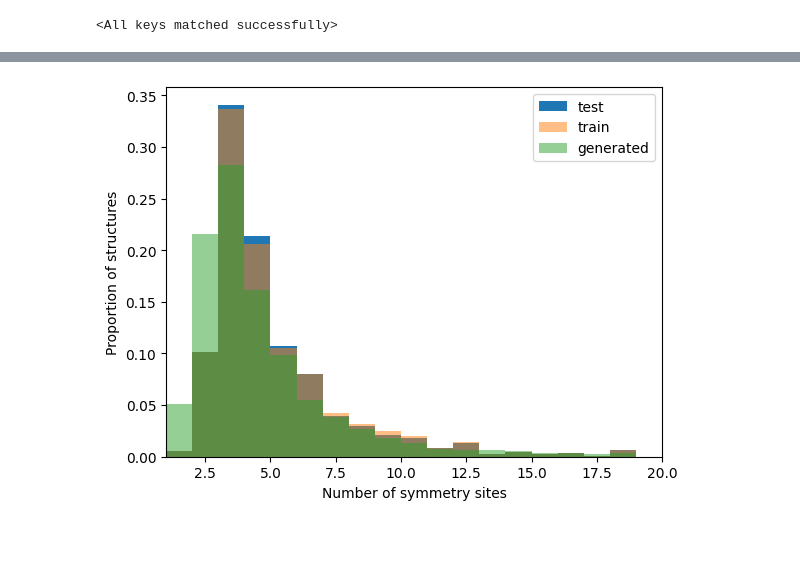
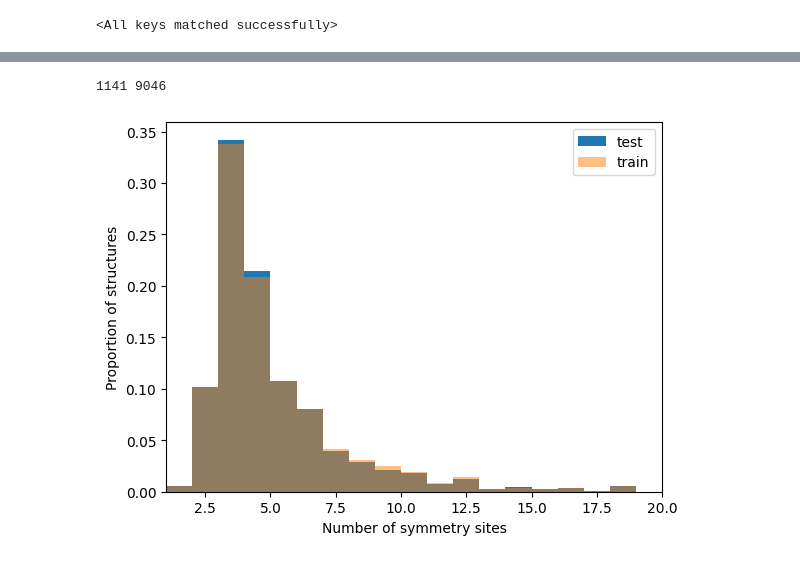
Before and after one commit to kedhip/WyckoffTransformer, a Jupyter notebook: Calibrate.ipynb, the cells around one changed output, grey strips where cells are left out. Saved outputs shown, nothing was run; the diff lists cells and outputs as text; code cells hidden in the pictures.

```diff
--- a/Calibrate.ipynb
+++ b/Calibrate.ipynb
@@ -1,6 +1,6 @@
 # %%
 from mp_20_utils import load_all_data
-datasets_pd, tensors, site_to_ids, element_to_ids, spacegroup_to_ids, max_len = load_all_data()
+datasets_pd, torch_datasets, site_to_ids, element_to_ids, spacegroup_to_ids, max_len = load_all_data()
 # %%
 import torch
 from wyckoff_transformer import WyckoffTransformerModel
@@ -239,17 +207,21 @@ print(valid, total)
+# %%
+print(len(valid_structures), len(generated_structuers))
+# %% [output]
+1141 9046
 # %%
 import numpy as np
 import matplotlib.pyplot as plt
 fig, ax = plt.subplots()
 x = np.arange(1, max_len - 1)
 ax.hist(datasets_pd['test'].symmetry_sites.map(len), label="test", density=True, bins=x)
 ax.hist(datasets_pd['train'].symmetry_sites.map(len), label="train", density=True, alpha=0.5, bins=x)
-ax.hist(list(map(lambda s: len(s["elements"]), valid_structures)), label="generated", density=True, alpha=0.5, bins=x)
+#ax.hist(list(map(lambda s: len(s["elements"]), valid_structures)), label="generated", density=True, alpha=0.5, bins=x)
 ax.set_xlabel("Number of symmetry sites")
 ax.set_ylabel("Proportion of structures")
 ax.legend()
 ax.set_xlim(1, max_len - 1);
 # %% [output]
-[figure, old version]
+[figure, new version]
 # %%
 def count_elements(record):
     return len(set(record["elements"]))
```
Also changed, not shown: parts of 26 cells of this notebook, 15 other files.
